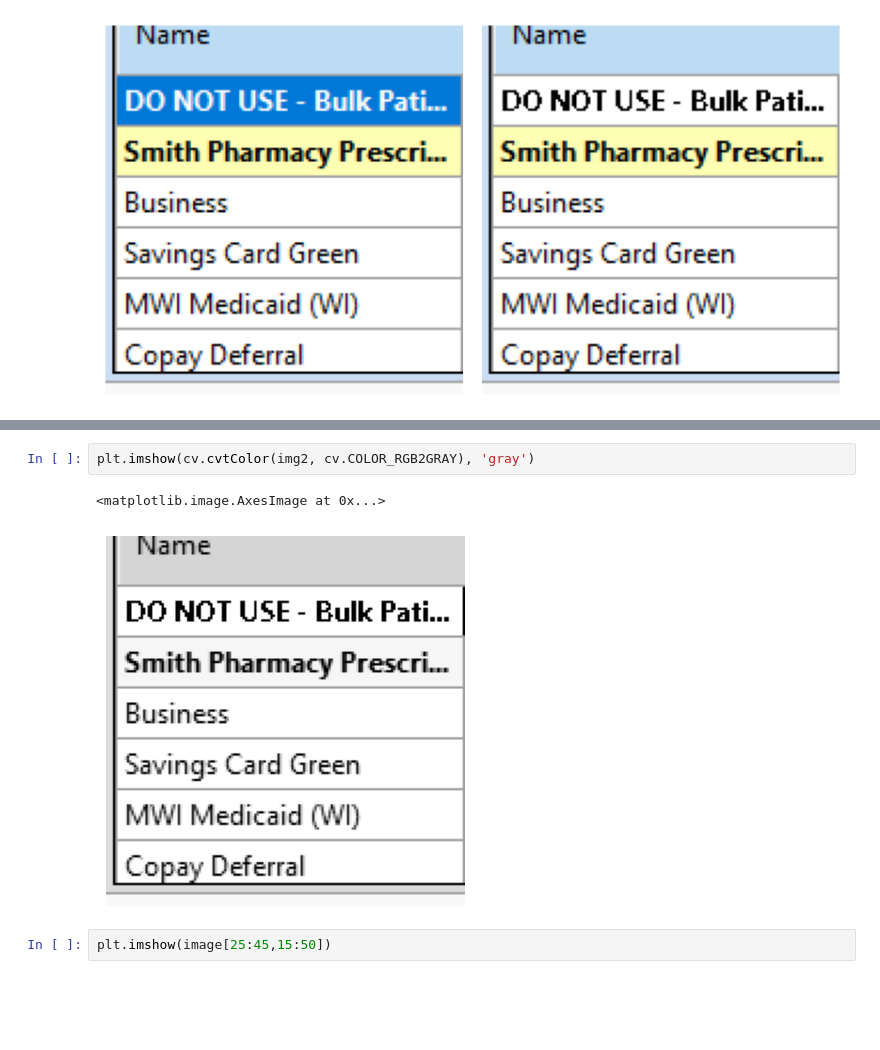
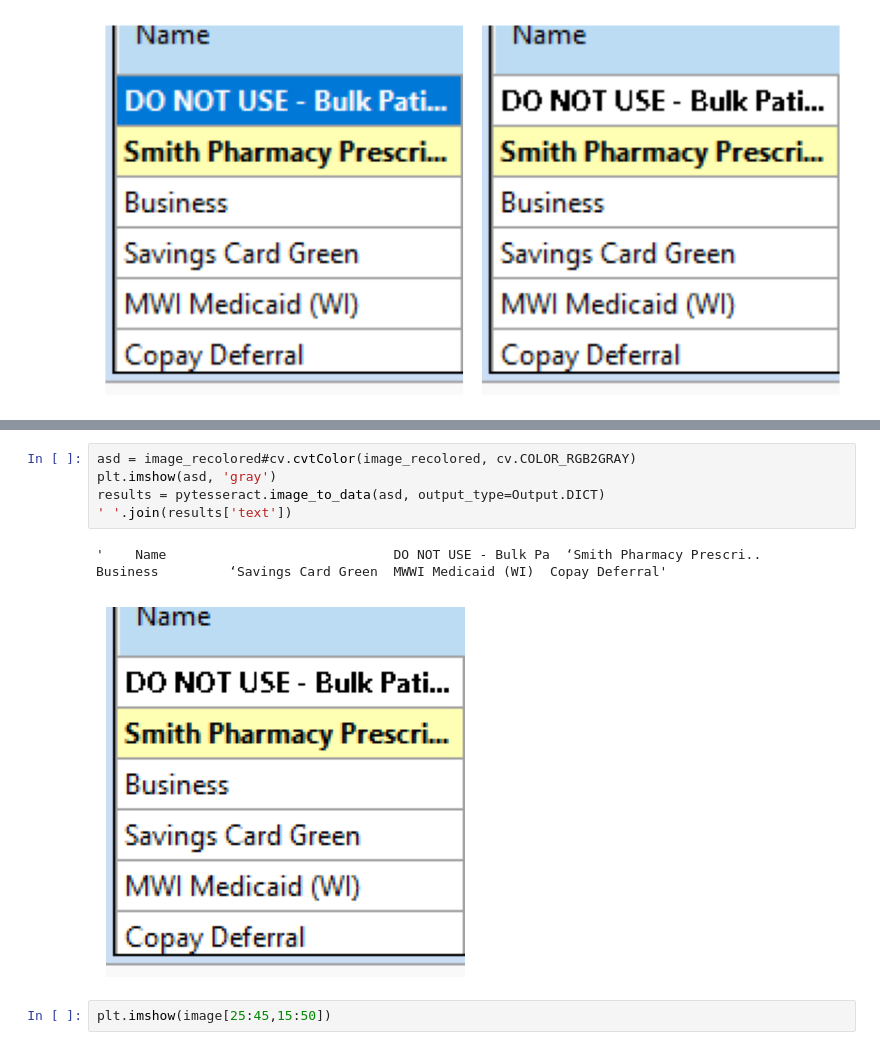
Before and after one commit to ajegorovs/aj_python_tool_lib, a Jupyter notebook: data_processing/OCR_Optical_Character_Recognition/Tesseract_case_02.ipynb, the cells around one changed output, grey strips where cells are left out. Saved outputs shown, nothing was run; the diff lists cells and outputs as text; blank space fills up the shorter version.

```diff
--- a/data_processing/OCR_Optical_Character_Recognition/Tesseract_case_02.ipynb
+++ b/data_processing/OCR_Optical_Character_Recognition/Tesseract_case_02.ipynb
@@ -125,8 +118,11 @@ plt.imshow(blank, 'gray');
-# %%
-plt.imshow(cv.cvtColor(img2, cv.COLOR_RGB2GRAY), 'gray')
-# %% [output]
-<matplotlib.image.AxesImage at 0x...>
-[figure, removed]
+# %%
+asd = image_recolored#cv.cvtColor(image_recolored, cv.COLOR_RGB2GRAY)
+plt.imshow(asd, 'gray')
+results = pytesseract.image_to_data(asd, output_type=Output.DICT)
+' '.join(results['text'])
+# %% [output]
+'    Name                             DO NOT USE - Bulk Pa  ‘Smith Pharmacy Prescri..    Business         ‘Savings Card Green  MWWI Medicaid (WI)  Copay Deferral'
+[figure, added]
 # %%
 plt.imshow(image[25:45,15:50])
 # %% [output]
```
Also changed, not shown: parts of 3 cells of this notebook, 6 other files.
